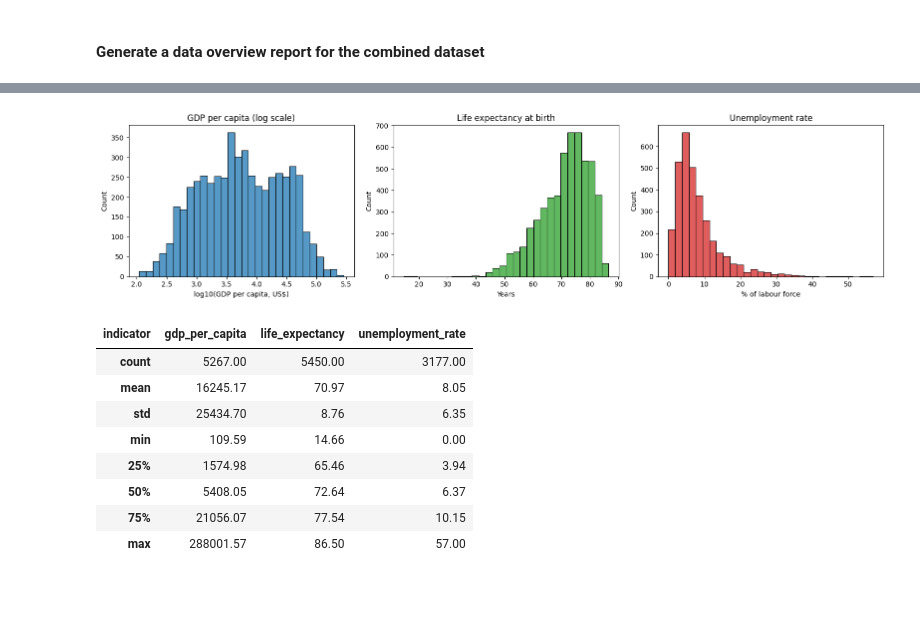
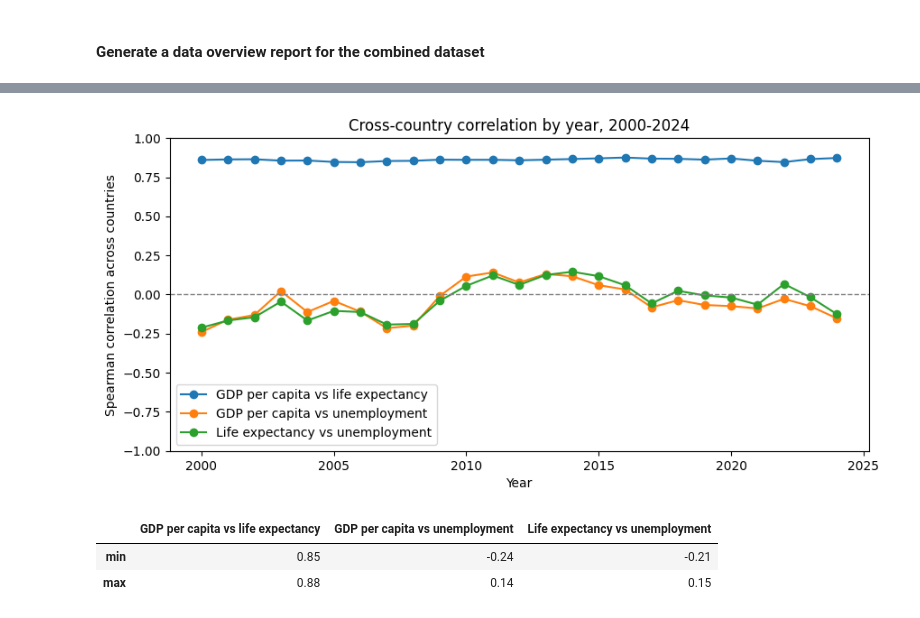
Before and after one commit to AkotoChristine/PDA_Assignment_2-, a Jupyter notebook: notebooks/gdp_per_capita.ipynb, the cells around one changed output, grey strips where cells are left out. Drawn from its saved outputs; the diff is of its cells as text; code cells hidden in the pictures; blank space fills up the shorter version.

```diff
--- a/notebooks/gdp_per_capita.ipynb
+++ b/notebooks/gdp_per_capita.ipynb
@@ -96,32 +112,20 @@ Country-years with all three indicators: 3160 (207 countries)
 # %%
-# Distribution of each indicator across all country-years.
-# GDP per capita is very right-skewed, so it is shown on a log10 scale.
-fig, axes = plt.subplots(1, 3, figsize=(16, 4))
+# Figure 2: is the relationship stable over time? Spearman correlation recomputed for each year.
+yearly = pd.DataFrame({
+    title: df.groupby('year').apply(lambda g: g[x].corr(g[y], method='spearman'), include_groups=False)
+    for x, y, title in pairs})
 
-sns.histplot(df['log_gdp'].dropna(), bins=30, ax=axes[0], color='tab:blue')
-axes[0].set_xlabel('log10(GDP per capita, US$)')
-axes[0].set_title('GDP per capita (log scale)')
-
-sns.histplot(df['life_expectancy'].dropna(), bins=30, ax=axes[1], color='tab:green')
-axes[1].set_xlabel('Years')
-axes[1].set_title('Life expectancy at birth')
-
-sns.histplot(df['unemployment_rate'].dropna(), bins=30, ax=axes[2], color='tab:red')
-axes[2].set_xlabel('% of labour force')
-axes[2].set_title('Unemployment rate')
-
-plt.tight_layout()
+ax = yearly.plot(marker='o', figsize=(10, 4.5))
+ax.axhline(0, color='grey', lw=1, ls='--')
+ax.set_ylim(-1, 1)
+ax.set_xlabel('Year')
+ax.set_ylabel('Spearman correlation across countries')
+ax.set_title('Cross-country correlation by year, 2000-2024')
 plt.show()
 
-df[['gdp_per_capita', 'life_expectancy', 'unemployment_rate']].describe().round(2)
+yearly.agg(['min', 'max']).round(2)
 # %% [output]
-[figure, old version]
+[figure, new version]
-| indicator | gdp_per_capita | life_expectancy | unemployment_rate |
-| count | 5267.00 | 5450.00 | 3177.00 |
-| mean | 16245.17 | 70.97 | 8.05 |
-| std | 25434.70 | 8.76 | 6.35 |
-| min | 109.59 | 14.66 | 0.00 |
-| 25% | 1574.98 | 65.46 | 3.94 |
-| 50% | 5408.05 | 72.64 | 6.37 |
-| 75% | 21056.07 | 77.54 | 10.15 |
-| max | 288001.57 | 86.50 | 57.00 |
+|  | GDP per capita vs life expectancy | GDP per capita vs unemployment | Life expectancy vs unemployment |
+| min | 0.85 | -0.24 | -0.21 |
+| max | 0.88 | 0.14 | 0.15 |
```
Also changed, not shown: parts of 48 cells of this notebook, 1 other file.
